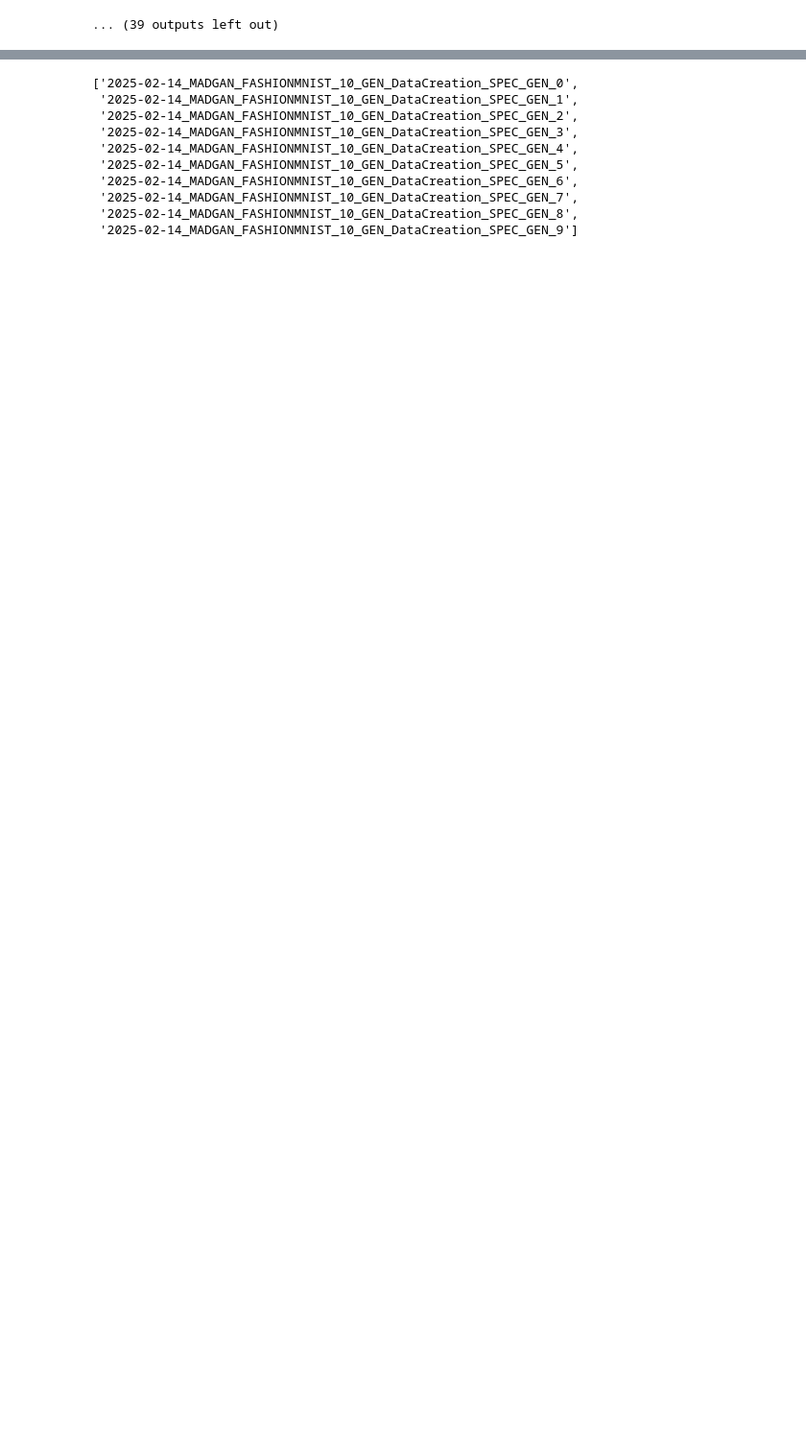
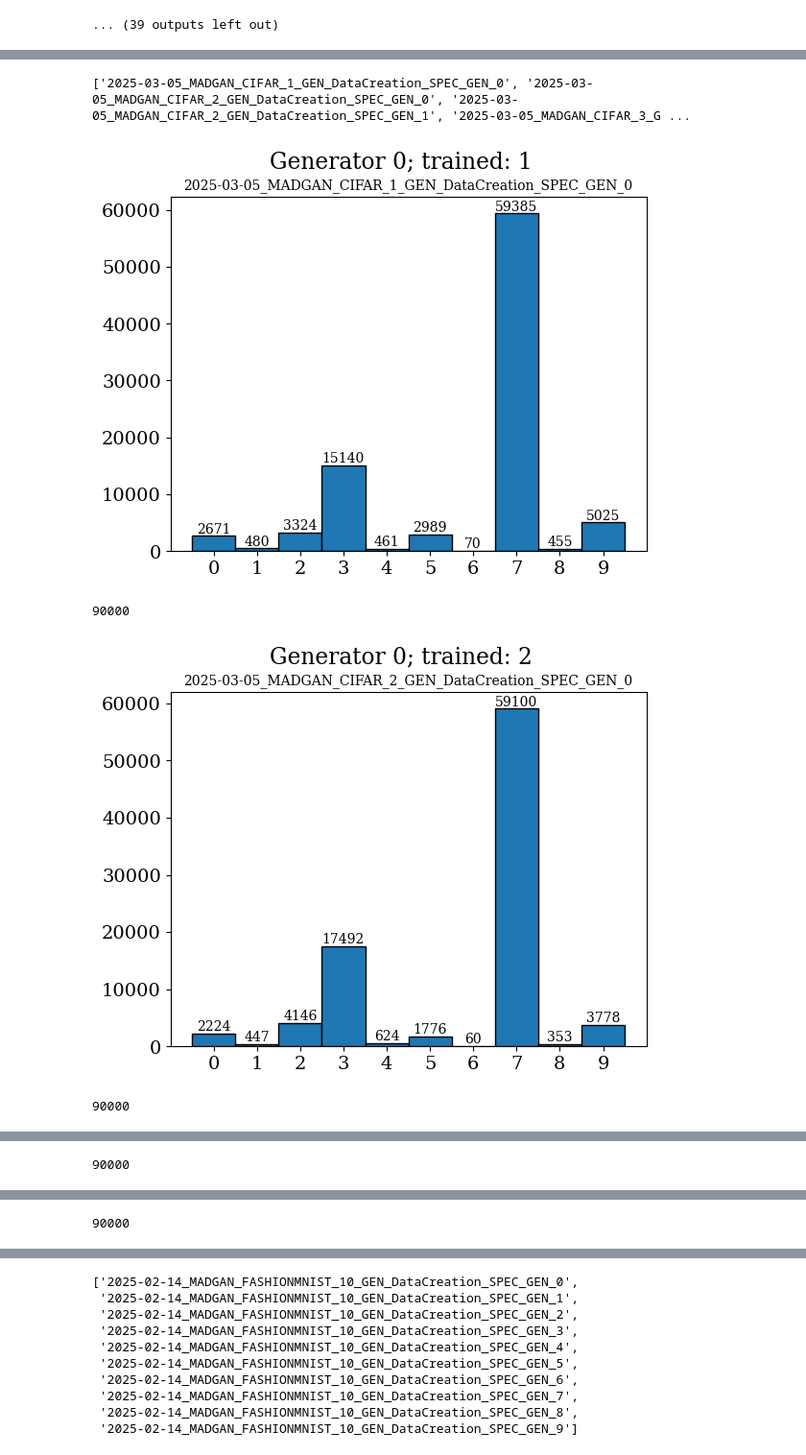
Before and after one commit to N10100010/mad_gan_thesis, a Jupyter notebook: notebooks/analyze_created_labels.ipynb, the cells around one changed output, grey strips where cells are left out. Shown at 96% size. Cells and saved outputs as stored; diff of their text form; code cells hidden in the pictures; blank space fills up the shorter version.

```diff
--- a/notebooks/analyze_created_labels.ipynb
+++ b/notebooks/analyze_created_labels.ipynb
@@ -241,0 +244,44 @@ for ex in creation_experiments:
+# %%
+
+experiments_path = './../../mad_gan_thesis/code/experiments/'
+
+experiments_path = './experiments/MADGAN_CIFAR_DATACREATION'
+
+dataset_identifier = "_CIFAR_"
+
+all_experiments = os.listdir(experiments_path)
+creation_experiments = [
+    exp
+    for exp in all_experiments
+    if (f'{dataset_identifier}' in exp)
+    and ('DataCreation_SPEC' in exp)
+
+]
+
+experiments_to_run = []
+
+print(creation_experiments)
+
+for ex in creation_experiments:
+    # Extract number of trained generators
+    match1 = re.search(r'(\d+)_GEN', ex)
+    generators_trained = int(match1.group(1)) if match1 else None
+
+    # Extract the generator used
+    match2 = re.search(r'_GEN_(\d+)', ex)
+    generator_used = int(match2.group(1)) if match2 else None
+
+    with open(Path(experiments_path) / ex / "labels.json") as f:
+        labels = json.load(f)
+
+    # with open(Path(experiments_path) / ex / "certainties.json") as f:
+    #    certainties = json.load(f)
+
+    plot_labels_histogram(labels.values(), suptitle=f"Generator {generator_used}; trained: {generators_trained}", title=ex)
+    print(len(labels.values()))
+# %% [output]
+['2025-03-05_MADGAN_CIFAR_1_GEN_DataCreation_SPEC_GEN_0', '2025-03-05_MADGAN_CIFAR_2_GEN_DataCreation_SPEC_GEN_0', '2025-03-05_MADGAN_CIFAR_2_GEN_DataCreation_SPEC_GEN_1', '2025-03-05_MADGAN_CIFAR_3_G ...
+[figure, added]
+90000
+[figure, added]
+90000
@@ -241,0 +289 @@ for ex in creation_experiments:
+90000
@@ -241,0 +291 @@ for ex in creation_experiments:
+90000
```
Also changed, not shown: parts of 2 cells of this notebook, 10 other files.
